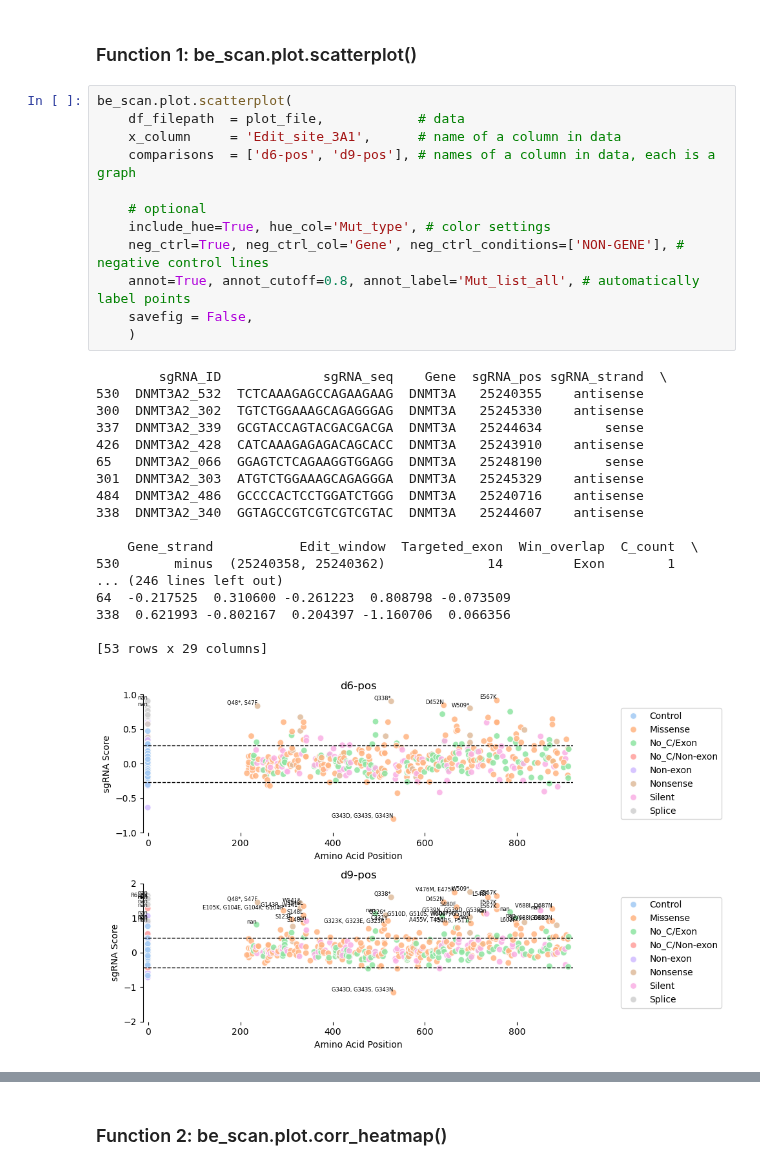
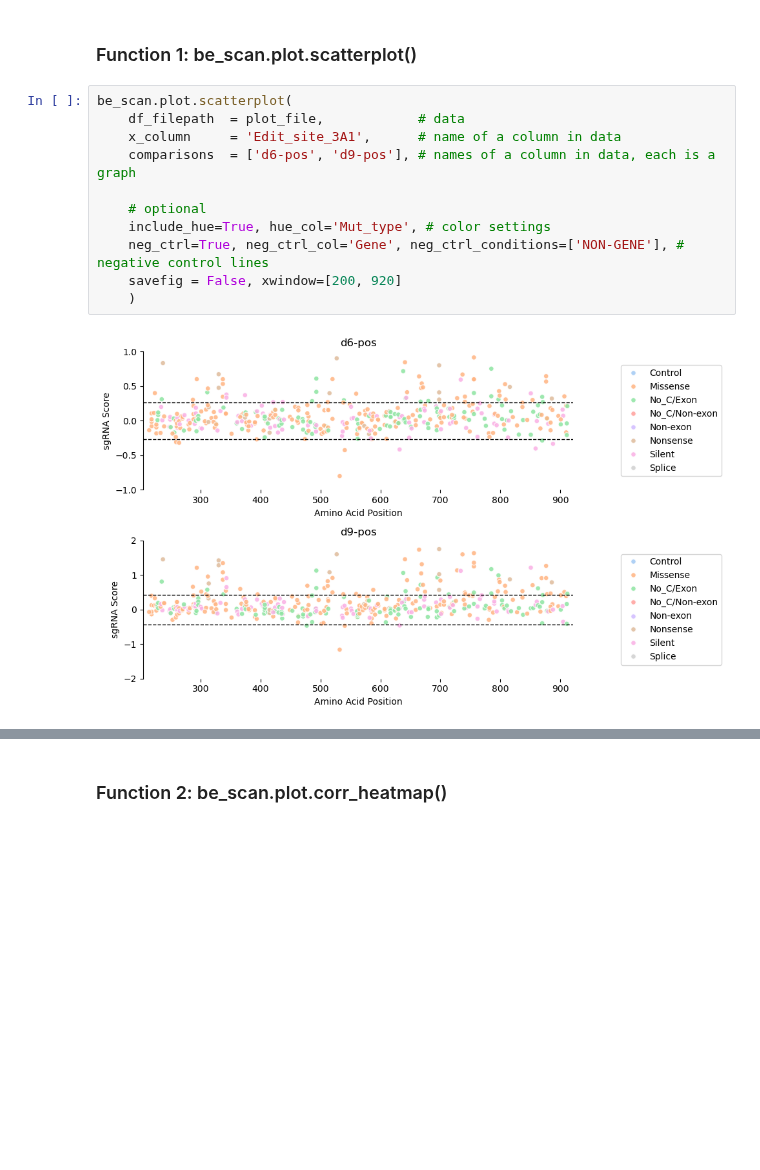
Before and after one commit to liaulab/be-scan, a Jupyter notebook: docs/source/notebooks/tutorial.ipynb, the cells around one changed output, grey strips where cells are left out. Saved outputs shown, nothing was run; the diff lists cells and outputs as text; blank space fills up the shorter version.

```diff
--- a/docs/source/notebooks/tutorial.ipynb
+++ b/docs/source/notebooks/tutorial.ipynb
@@ -312,34 +311,16 @@ plot_file = '../../../tests/test_data/plot/NZL10196_v9_comparisons.csv'
 # %%
 be_scan.plot.scatterplot(
     df_filepath  = plot_file,            # data
     x_column     = 'Edit_site_3A1',      # name of a column in data
     comparisons  = ['d6-pos', 'd9-pos'], # names of a column in data, each is a graph
 
     # optional
     include_hue=True, hue_col='Mut_type', # color settings
     neg_ctrl=True, neg_ctrl_col='Gene', neg_ctrl_conditions=['NON-GENE'], # negative control lines
-    annot=True, annot_cutoff=0.8, annot_label='Mut_list_all', # automatically label points
-    savefig = False,
+    savefig = False, xwindow=[200, 920]
     )
 # %% [output]
-        sgRNA_ID             sgRNA_seq    Gene  sgRNA_pos sgRNA_strand  \
-530  DNMT3A2_532  TCTCAAAGAGCCAGAAGAAG  DNMT3A   25240355    antisense
-300  DNMT3A2_302  TGTCTGGAAAGCAGAGGGAG  DNMT3A   25245330    antisense
-337  DNMT3A2_339  GCGTACCAGTACGACGACGA  DNMT3A   25244634        sense
-426  DNMT3A2_428  CATCAAAGAGAGACAGCACC  DNMT3A   25243910    antisense
-65   DNMT3A2_066  GGAGTCTCAGAAGGTGGAGG  DNMT3A   25248190        sense
-301  DNMT3A2_303  ATGTCTGGAAAGCAGAGGGA  DNMT3A   25245329    antisense
-484  DNMT3A2_486  GCCCCACTCCTGGATCTGGG  DNMT3A   25240716    antisense
-338  DNMT3A2_340  GGTAGCCGTCGTCGTCGTAC  DNMT3A   25244607    antisense
-
-    Gene_strand           Edit_window  Targeted_exon  Win_overlap  C_count  \
-530       minus  (25240358, 25240362)             14         Exon        1
-... (246 lines left out)
-64  -0.217525  0.310600 -0.261223  0.808798 -0.073509
-338  0.621993 -0.802167  0.204397 -1.160706  0.066356
-
-[53 rows x 29 columns]
-[figure, old version]
+[figure, new version]
 # %%
 temp_df = pd.read_csv(plot_file)
 temp_df = temp_df[temp_df['Edit_site_3A1'] > 0.0]
```
Also changed, not shown: parts of 10 cells of this notebook, 1 other file.
